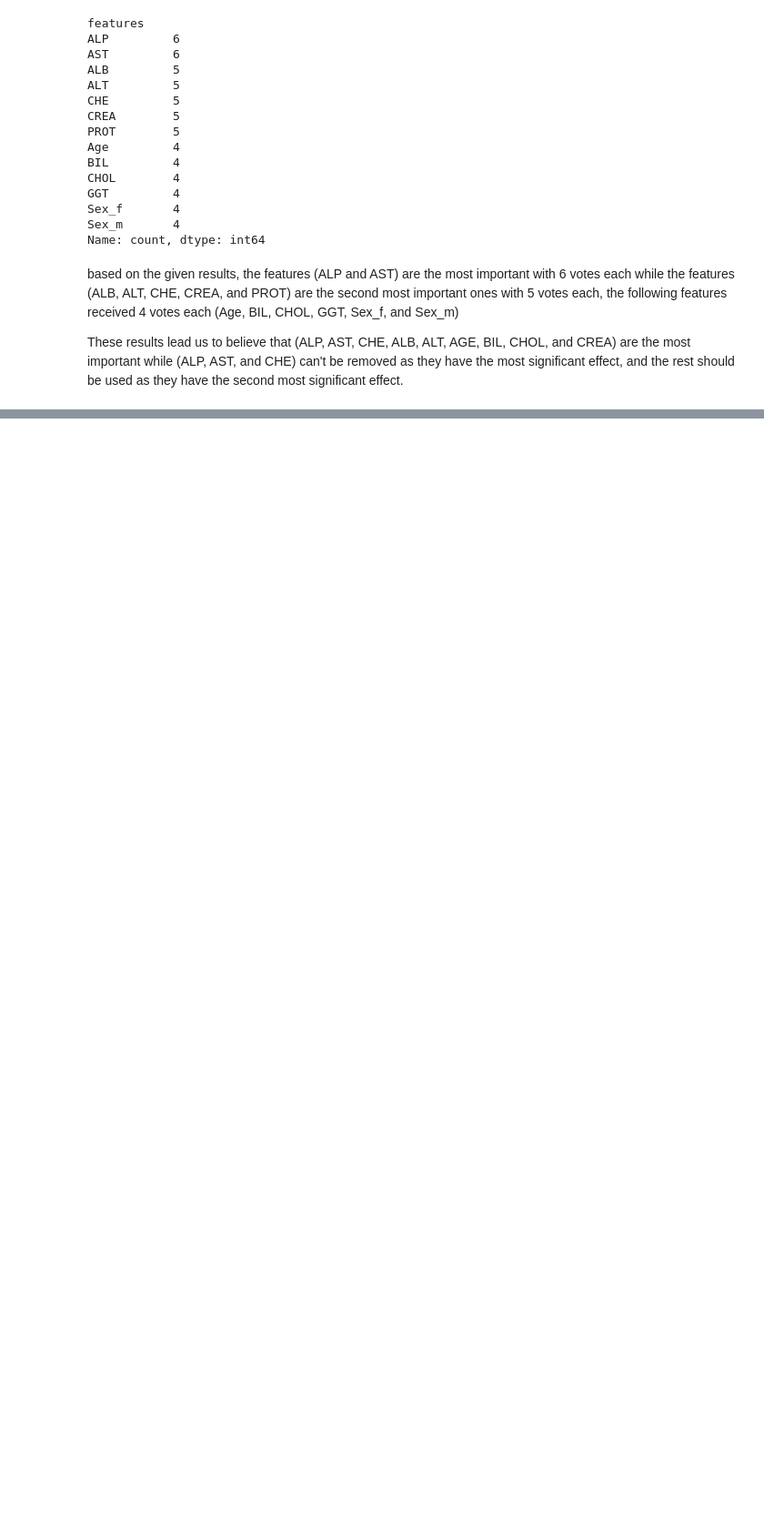
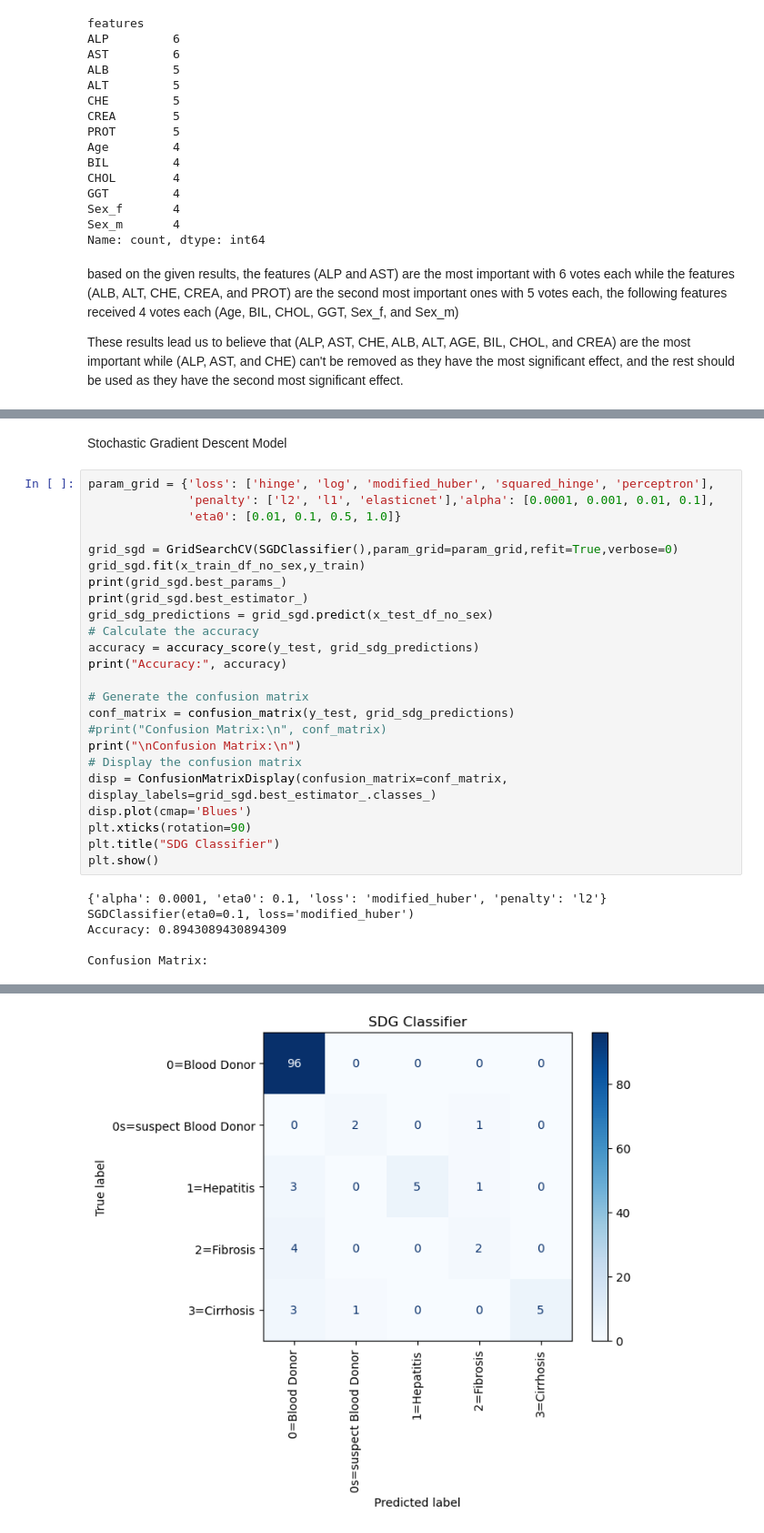
Before and after one commit to mqarmout/HCV_classification, a Jupyter notebook: model.ipynb, the cells around one changed output, grey strips where cells are left out. Shown at 91% size. Saved outputs shown, nothing was run; the diff lists cells and outputs as text; blank space fills up the shorter version.

```diff
--- a/model.ipynb
+++ b/model.ipynb
@@ -763,0 +891,32 @@ new_x_train_df = X_train_processed_df[["ALP", "AST", "CHE", "ALB", "ALT", "Age",
+# %% [markdown]
+Stochastic Gradient Descent Model
+# %%
+param_grid = {'loss': ['hinge', 'log', 'modified_huber', 'squared_hinge', 'perceptron'],
+              'penalty': ['l2', 'l1', 'elasticnet'],'alpha': [0.0001, 0.001, 0.01, 0.1],
+              'eta0': [0.01, 0.1, 0.5, 1.0]}
+
+grid_sgd = GridSearchCV(SGDClassifier(),param_grid=param_grid,refit=True,verbose=0)
+grid_sgd.fit(x_train_df_no_sex,y_train)
+print(grid_sgd.best_params_)
+print(grid_sgd.best_estimator_)
+grid_sdg_predictions = grid_sgd.predict(x_test_df_no_sex)
+# Calculate the accuracy
+accuracy = accuracy_score(y_test, grid_sdg_predictions)
+print("Accuracy:", accuracy)
+
+# Generate the confusion matrix
+conf_matrix = confusion_matrix(y_test, grid_sdg_predictions)
+#print("Confusion Matrix:\n", conf_matrix)
+print("\nConfusion Matrix:\n")
+# Display the confusion matrix
+disp = ConfusionMatrixDisplay(confusion_matrix=conf_matrix, display_labels=grid_sgd.best_estimator_.classes_)
+disp.plot(cmap='Blues')
+plt.xticks(rotation=90)
+plt.title("SDG Classifier")
+plt.show()
+# %% [output]
+{'alpha': 0.0001, 'eta0': 0.1, 'loss': 'modified_huber', 'penalty': 'l2'}
+SGDClassifier(eta0=0.1, loss='modified_huber')
+Accuracy: 0.8943089430894309
+
+Confusion Matrix:
@@ -763,0 +940 @@ new_x_train_df = X_train_processed_df[["ALP", "AST", "CHE", "ALB", "ALT", "Age",
+[figure, added]
```
Also changed, not shown: parts of 45 cells of this notebook.
